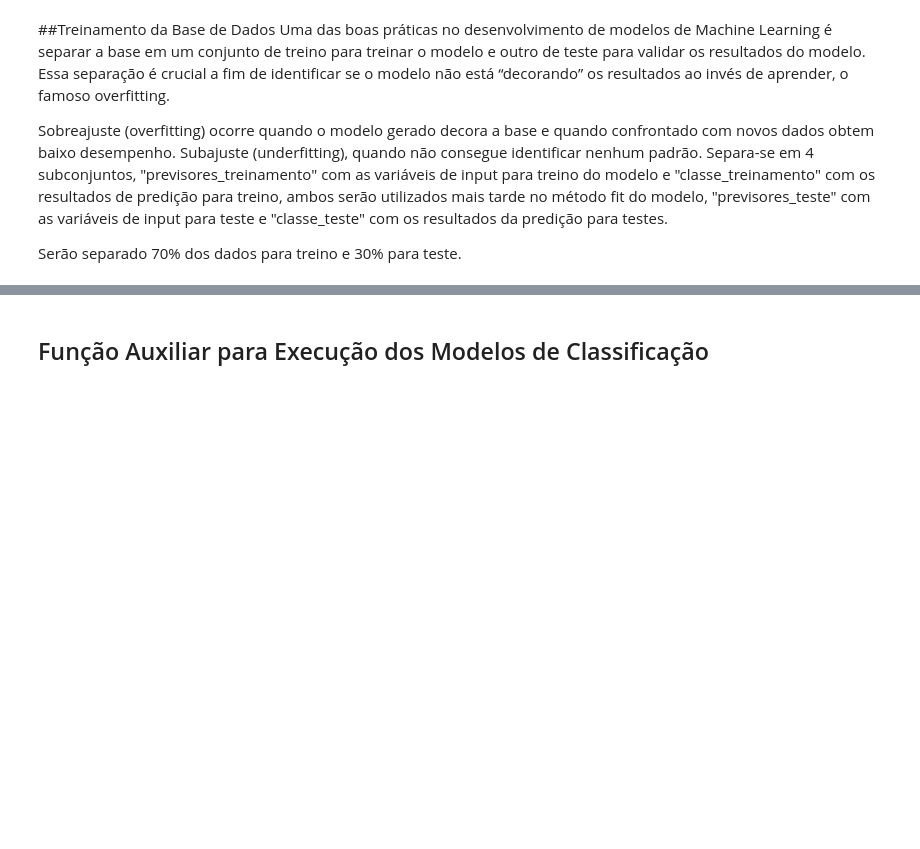
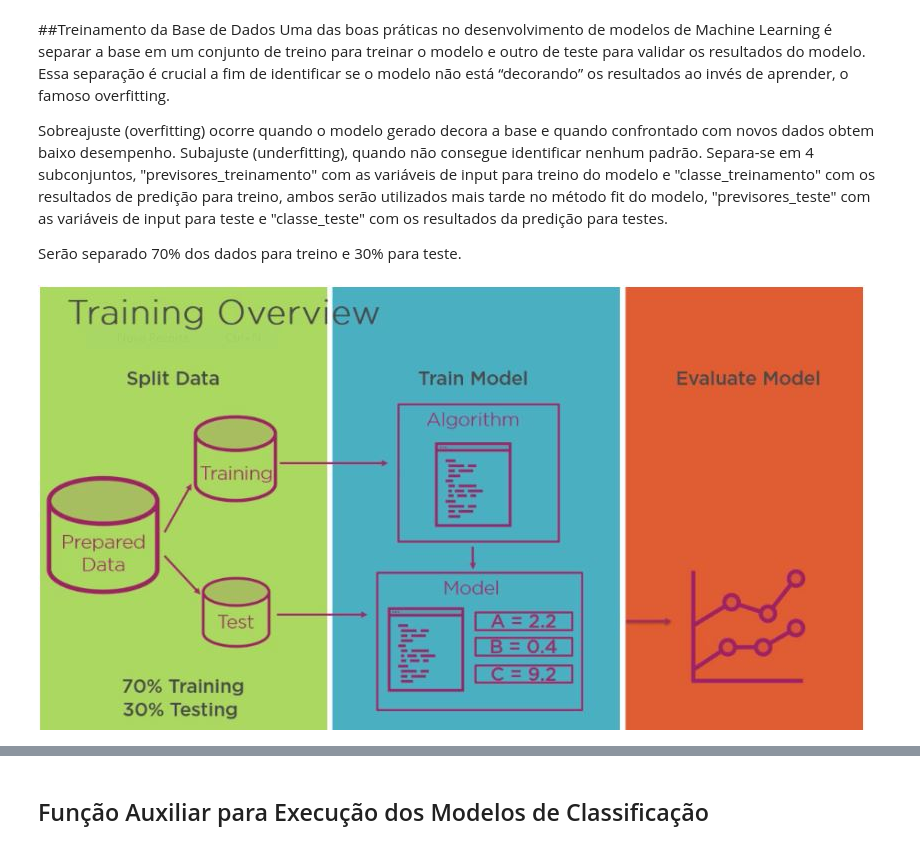
Before and after one commit to rodrigolmanso/aira, a Jupyter notebook: training-model/AIRA_Training_Model.ipynb, the cells around one changed output, grey strips where cells are left out. Cells and saved outputs as stored; diff of their text form; code cells hidden in the pictures; blank space fills up the shorter version.

```diff
--- a/training-model/AIRA_Training_Model.ipynb
+++ b/training-model/AIRA_Training_Model.ipynb
@@ -98,7 +147,9 @@ Separa-se em 4 subconjuntos, "previsores_treinamento" com as variáveis de input
 Serão separado 70% dos dados para treino e 30% para teste.
 # %%
 from IPython.display import Image
-Image('treinamento overview.JPG')
+Image('treinamento overview.jpg')
+# %% [output]
+[figure, added]
 # %%
 previsores_treinamento, previsores_teste, classe_treinamento, classe_teste = train_test_split(previsores, classe, test_size=0.30, random_state=101)
 # Imprimindo os resultados
```
Also changed, not shown: parts of 13 cells of this notebook, 9 other files.
